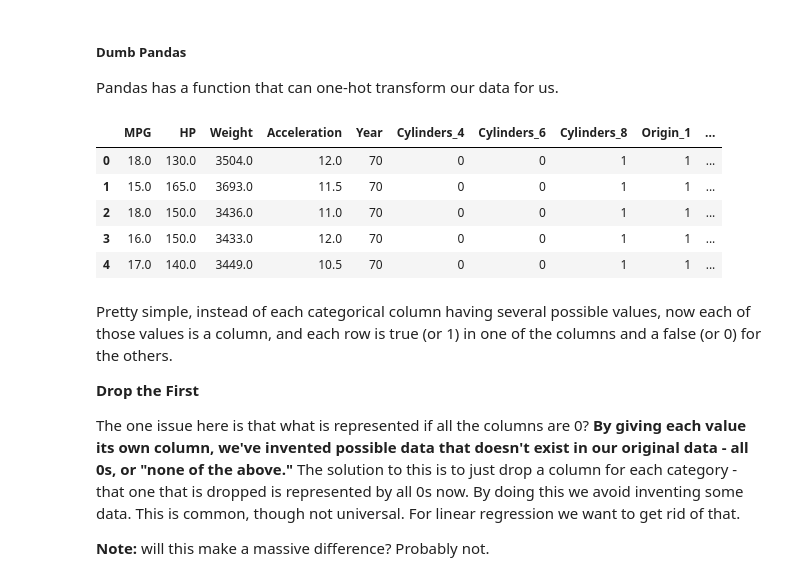
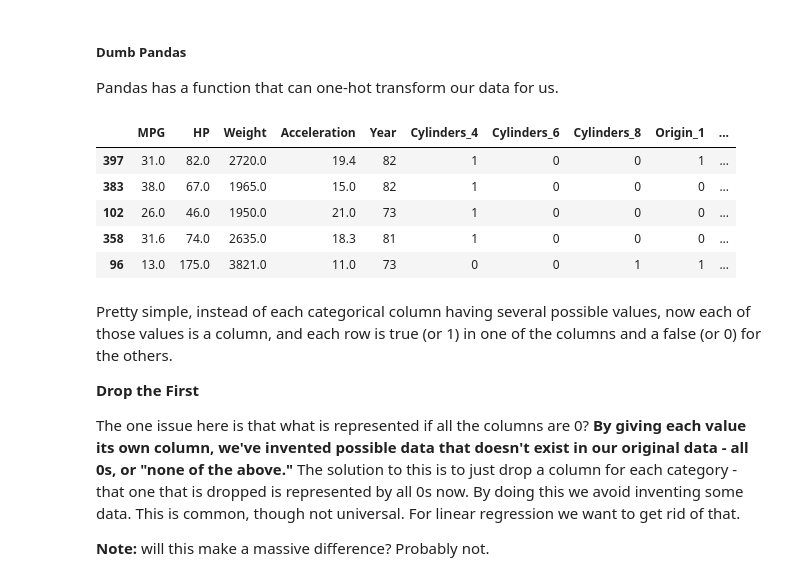
Before and after one commit to zareeiant/Basic_Stats_in_Python_Student_Workbooks, a Jupyter notebook: 024_EDA_LinReg_1hot_nonLinear_sol.ipynb, the cells around one changed output. Cells and saved outputs as stored; diff of their text form; code cells hidden in the pictures.

```diff
--- a/024_EDA_LinReg_1hot_nonLinear_sol.ipynb
+++ b/024_EDA_LinReg_1hot_nonLinear_sol.ipynb
@@ -246,17 +276,19 @@ memory usage: 19.1 KB
 ##### Dumb Pandas
 
 Pandas has a function that can one-hot transform our data for us.
-# %%
-# Do the dummies
-df_tmp = pd.get_dummies(df_)
-df_tmp.head(5)
-# %% [output]
-|  | MPG | HP | Weight | Acceleration | Year | Cylinders_4 | Cylinders_6 | Cylinders_8 | Origin_1 | ... |
-| 0 | 18.0 | 130.0 | 3504.0 | 12.0 | 70 | 0 | 0 | 1 | 1 | ... |
-| 1 | 15.0 | 165.0 | 3693.0 | 11.5 | 70 | 0 | 0 | 1 | 1 | ... |
-| 2 | 18.0 | 150.0 | 3436.0 | 11.0 | 70 | 0 | 0 | 1 | 1 | ... |
-| 3 | 16.0 | 150.0 | 3433.0 | 12.0 | 70 | 0 | 0 | 1 | 1 | ... |
-| 4 | 17.0 | 140.0 | 3449.0 | 10.5 | 70 | 0 | 0 | 1 | 1 | ... |
+# %%
+# Do the dummies
+#When you are using get dummies it will not e able to identify categories that were not in the original data.
+#For example if we had one that had 10 cylinder that causes the model to assign 0 to all columns and that is a concern
+df_tmp = pd.get_dummies(df_)
+df_tmp.sample(5)
+# %% [output]
+|  | MPG | HP | Weight | Acceleration | Year | Cylinders_4 | Cylinders_6 | Cylinders_8 | Origin_1 | ... |
+| 397 | 31.0 | 82.0 | 2720.0 | 19.4 | 82 | 1 | 0 | 0 | 1 | ... |
+| 383 | 38.0 | 67.0 | 1965.0 | 15.0 | 82 | 1 | 0 | 0 | 0 | ... |
+| 102 | 26.0 | 46.0 | 1950.0 | 21.0 | 73 | 1 | 0 | 0 | 0 | ... |
+| 358 | 31.6 | 74.0 | 2635.0 | 18.3 | 81 | 1 | 0 | 0 | 0 | ... |
+| 96 | 13.0 | 175.0 | 3821.0 | 11.0 | 73 | 0 | 0 | 1 | 1 | ... |
 # %% [markdown]
 Pretty simple, instead of each categorical column having several possible values, now each of those values is a column, and each row is true (or 1) in one of the columns and a false (or 0) for the others.
 <br>
```
Also changed, not shown: parts of 12 cells of this notebook, 1 other file.
